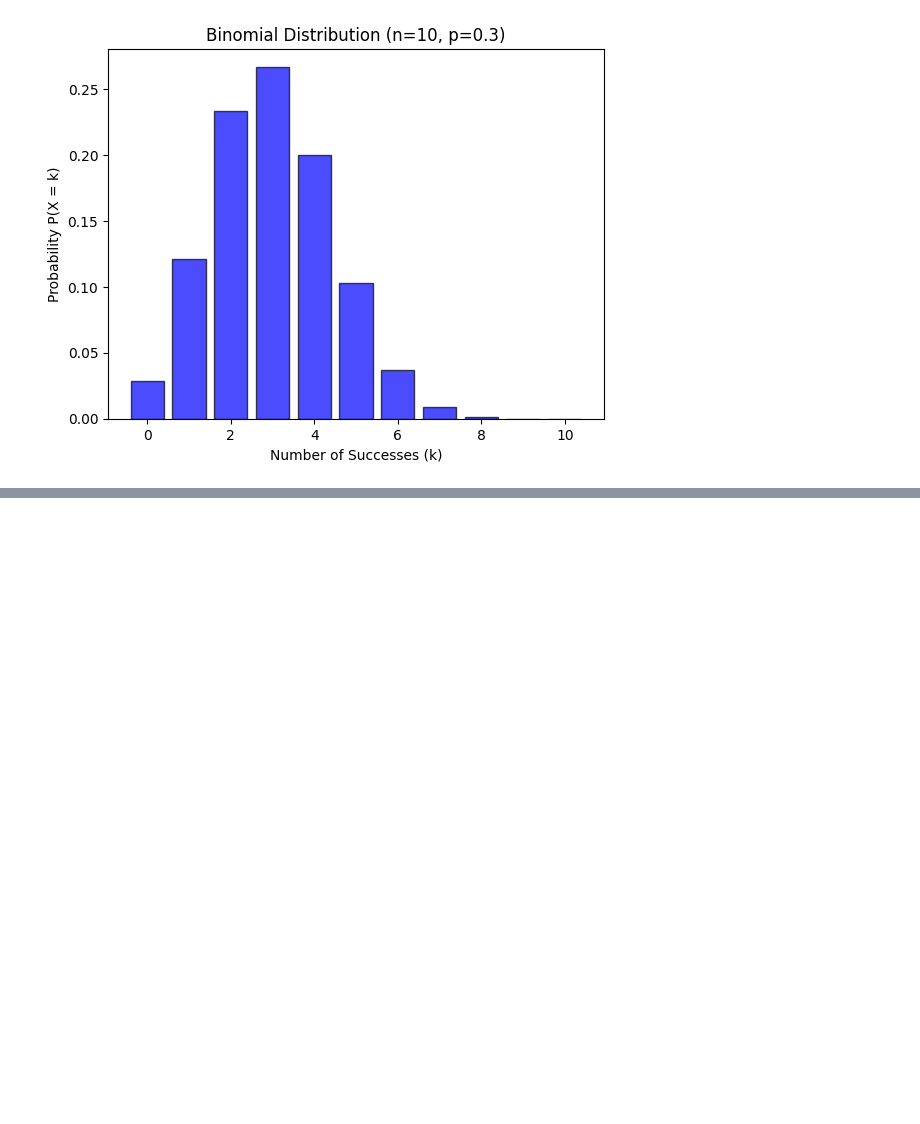
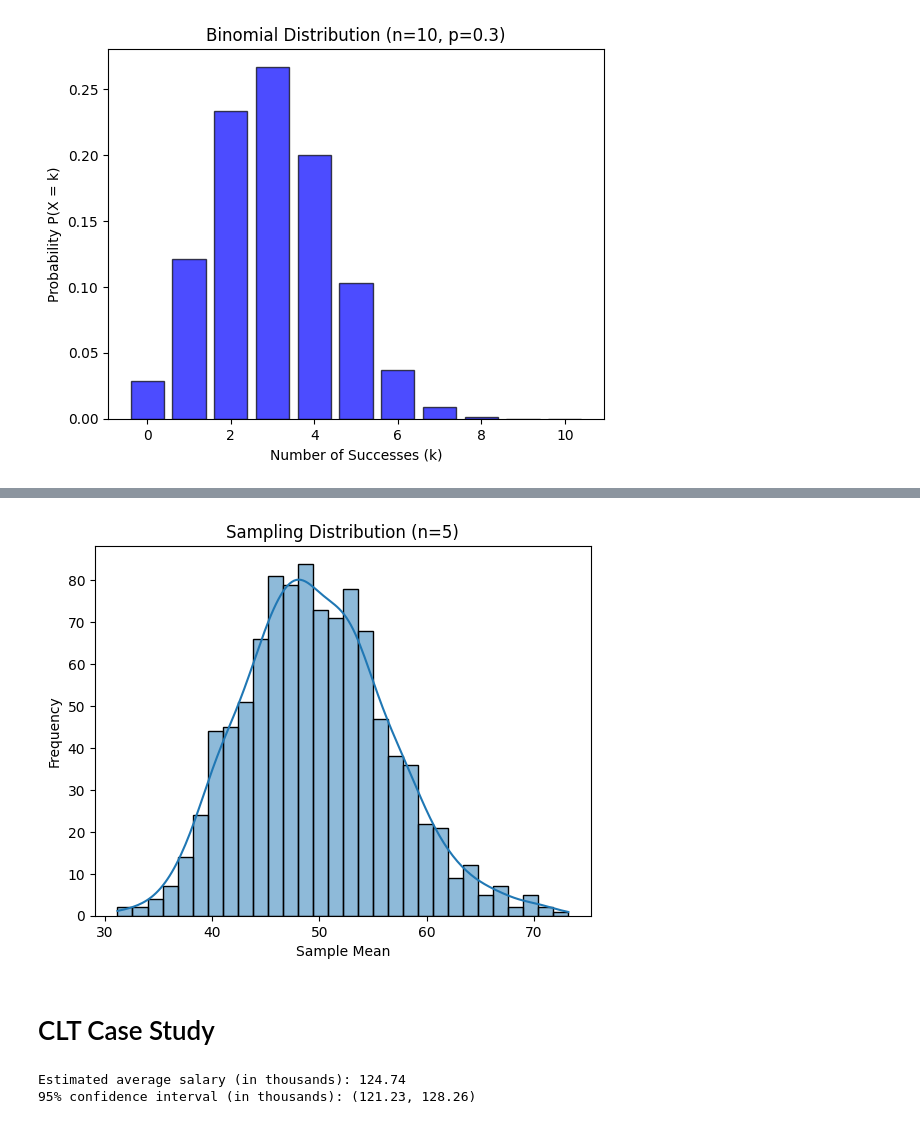
Before and after one commit to G1Codes/Statistics, a Jupyter notebook: Central Limit Theorem.ipynb, the cells around one changed output, grey strips where cells are left out. Drawn from its saved outputs; the diff is of its cells as text; code cells hidden in the pictures; blank space fills up the shorter version.

```diff
--- a/Central Limit Theorem.ipynb
+++ b/Central Limit Theorem.ipynb
@@ -81,0 +121,50 @@ plt.show()
+# %%
+sample_means_50 = [np.mean(np.random.choice(population, 50)) for _ in range(1000)]
+
+# Plot the sampling distribution of mean (n=5)
+sns.histplot(sample_means_50, kde=True, bins=30)
+plt.title("Sampling Distribution (n=5)")
+plt.xlabel("Sample Mean")
+plt.ylabel("Frequency")
+plt.show()
+# %% [output]
+[figure, added]
+# %% [markdown]
+# CLT Case Study
+# %%
+import numpy as np
+
+# Set the parameters
+population_size = 100000
+sample_size = 50
+num_samples = 100
+
+# Generate a random representative sample of salaries (in thousands)
+# You should replace this with actual collected salary data
+np.random.seed(42)  # Setting a seed for reproducibility
+population_salaries = np.random.lognormal(mean=4.5, sigma=0.8, size=population_size)
+
+# Generate multiple samples and calculate the sample means and standard deviations
+sample_means = []
+sample_std_devs = []
+
+for _ in range(num_samples):
+  sample_salaries = np.random.choice(population_salaries, size=sample_size)
+  sample_means.append(np.mean(sample_salaries))
+  sample_std_devs.append(np.std(sample_salaries))
+
+# Calculate the average of the sample means and the standard error
+average_sample_means = np.mean(sample_means)
+standard_error = np.std(sample_means) / np.sqrt(num_samples)
+
+# Calculate the 95% confidence interval
+margin_of_error = 1.96 * standard_error
+lower_limit = average_sample_means - margin_of_error
+upper_limit = average_sample_means + margin_of_error
+
+# Report the results
+print(f"Estimated average salary (in thousands): {average_sample_means:.2f}")
+print(f"95% confidence interval (in thousands): ({lower_limit:.2f}, {upper_limit:.2f})")
+# %% [output]
+Estimated average salary (in thousands): 124.74
+95% confidence interval (in thousands): (121.23, 128.26)
```
Also changed, not shown: parts of 4 cells of this notebook.
